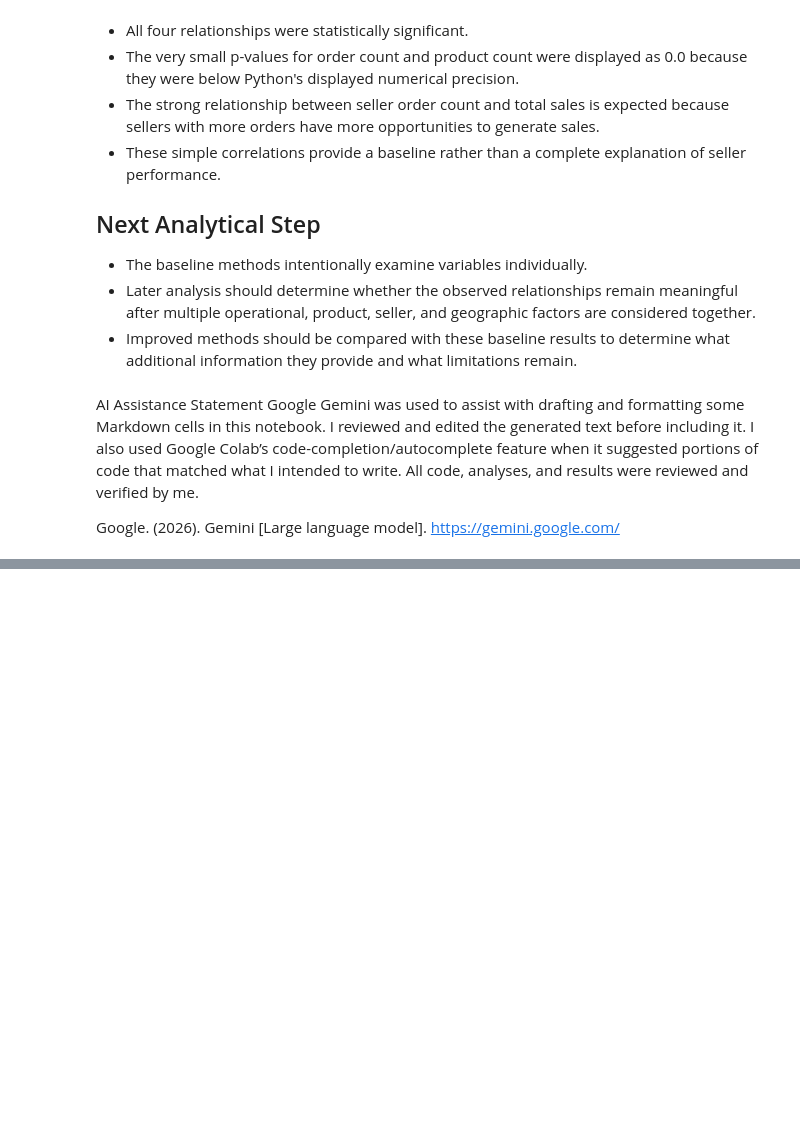
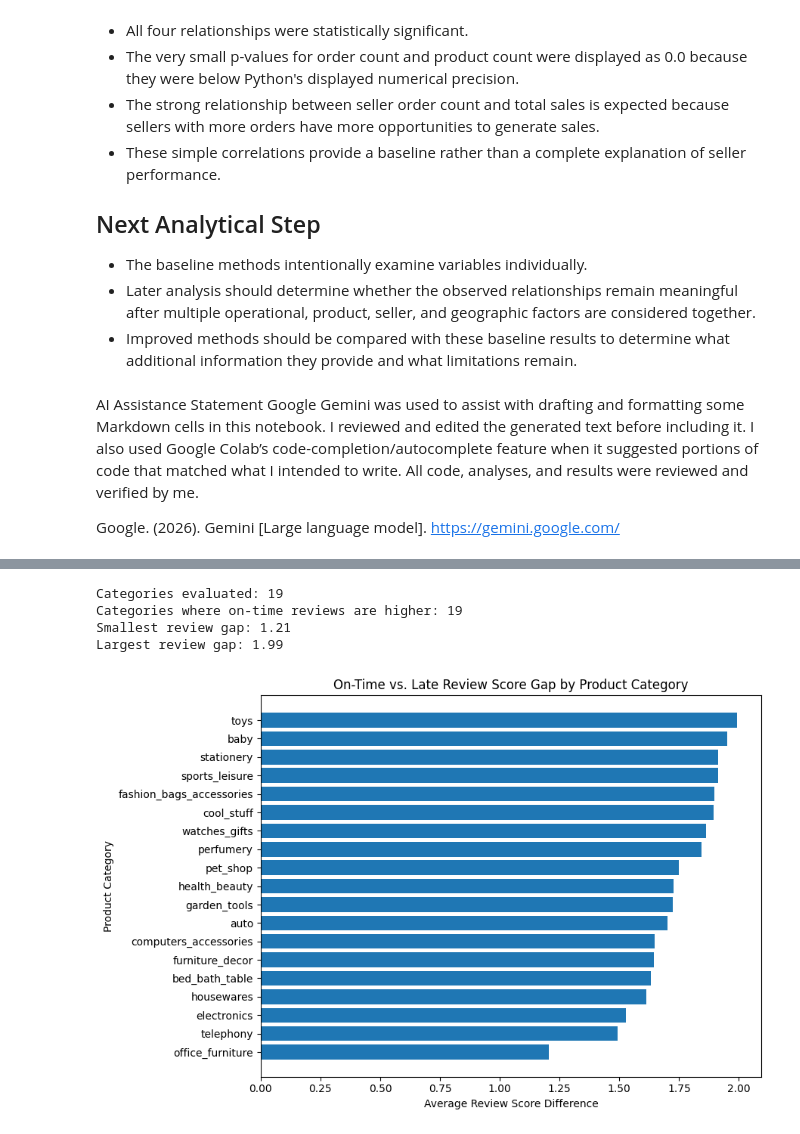
Before and after one commit to kaylatucker/CS690_Capstone, a Jupyter notebook: 03_notebooks/09_methods_and_baseline.ipynb, the cells around one changed output, grey strips where cells are left out. Saved outputs shown, nothing was run; the diff lists cells and outputs as text; code cells hidden in the pictures; blank space fills up the shorter version.

```diff
--- a/03_notebooks/09_methods_and_baseline.ipynb
+++ b/03_notebooks/09_methods_and_baseline.ipynb
@@ -236,0 +372,42 @@ Google. (2026). Gemini [Large language model]. https://gemini.google.com/
+# %%
+print("Categories evaluated:", len(category_delivery_check))
+
+print(
+    "Categories where on-time reviews are higher:",
+    (category_delivery_check["review_gap"] > 0).sum()
+)
+
+print(
+    "Smallest review gap:",
+    round(category_delivery_check["review_gap"].min(), 2)
+)
+
+print(
+    "Largest review gap:",
+    round(category_delivery_check["review_gap"].max(), 2)
+)
+# %% [output]
+Categories evaluated: 19
+Categories where on-time reviews are higher: 19
+Smallest review gap: 1.21
+Largest review gap: 1.99
+# %%
+plt.figure(figsize=(9, 6))
+
+plot_data = category_delivery_check.sort_values(
+    "review_gap"
+)
+
+plt.barh(
+    plot_data.index,
+    plot_data["review_gap"]
+)
+
+plt.title("On-Time vs. Late Review Score Gap by Product Category")
+plt.xlabel("Average Review Score Difference")
+plt.ylabel("Product Category")
+
+plt.tight_layout()
+plt.show()
+# %% [output]
+[figure, added]
```
Also changed, not shown: parts of 22 cells of this notebook.
